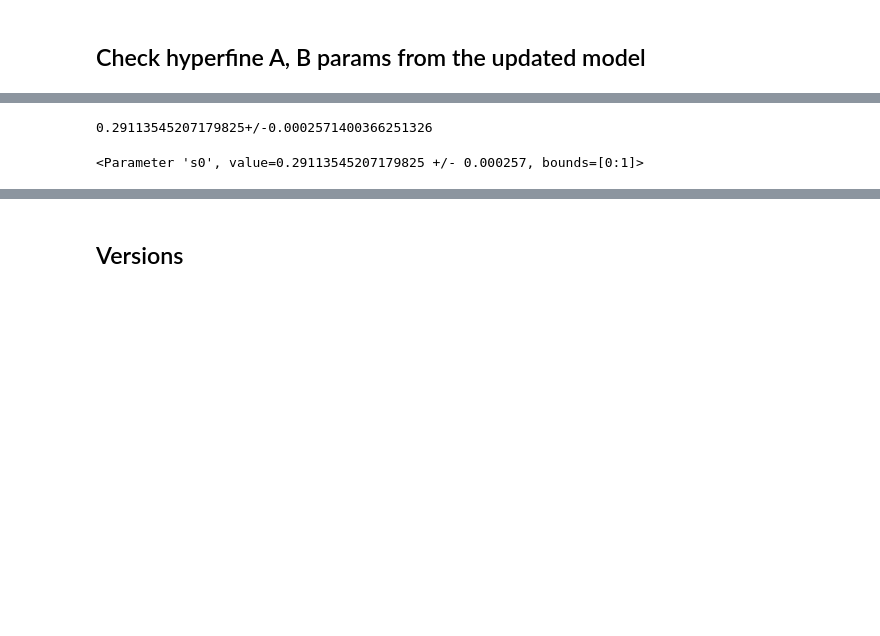
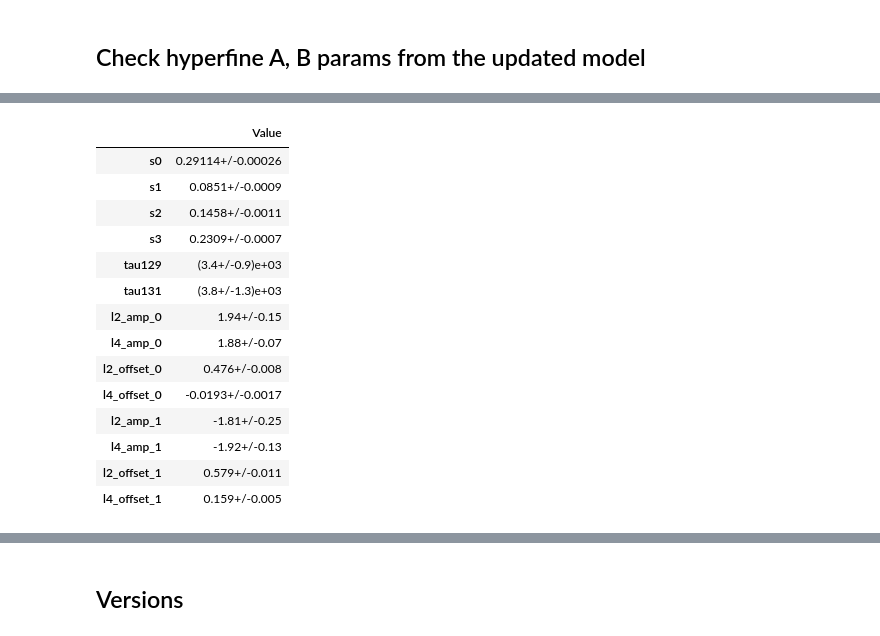
Before and after one commit to phockett/Quantum-Beat_Photoelectron-Imaging_Spectroscopy_of_Xe_in_the_VUV, a Jupyter notebook: notebooks/4_modelling/4.03-redux_hyperfine_beats_adv_fitting_190624.ipynb, the cells around one changed output, grey strips where cells are left out. Cells and saved outputs as stored; diff of their text form; code cells hidden in the pictures; blank space fills up the shorter version.

```diff
--- a/notebooks/4_modelling/4.03-redux_hyperfine_beats_adv_fitting_190624.ipynb
+++ b/notebooks/4_modelling/4.03-redux_hyperfine_beats_adv_fitting_190624.ipynb
@@ -285,10 +300,0 @@ xePropsFit.droplevel(['I','F′','F'])[0:2][['A/MHz','B/MHz']]
-# %%
-from uncertainties import ufloat
-ufloat(result.params['s0'].value, result.params['s0'].stderr)
-# %% [output]
-0.29113545207179825+/-0.0002571400366251326
-# %%
-# dir(result.params['s0'])
-result.params['s0']
-# %% [output]
-<Parameter 's0', value=0.29113545207179825 +/- 0.000257, bounds=[0:1]>
@@ -296,0 +301,20 @@ result.params['s0']
+# %%
+paramsUDict, paramsDF = pdDFParamsUncertainties(result.params)
+
+paramsDF
+# %% [output]
+|  | Value |
+| s0 | 0.29114+/-0.00026 |
+| s1 | 0.0851+/-0.0009 |
+| s2 | 0.1458+/-0.0011 |
+| s3 | 0.2309+/-0.0007 |
+| tau129 | (3.4+/-0.9)e+03 |
+| tau131 | (3.8+/-1.3)e+03 |
+| l2_amp_0 | 1.94+/-0.15 |
+| l4_amp_0 | 1.88+/-0.07 |
+| l2_offset_0 | 0.476+/-0.008 |
+| l4_offset_0 | -0.0193+/-0.0017 |
+| l2_amp_1 | -1.81+/-0.25 |
+| l4_amp_1 | -1.92+/-0.13 |
+| l2_offset_1 | 0.579+/-0.011 |
+| l4_offset_1 | 0.159+/-0.005 |
```
Also changed, not shown: parts of 19 cells of this notebook, 1 other file.
